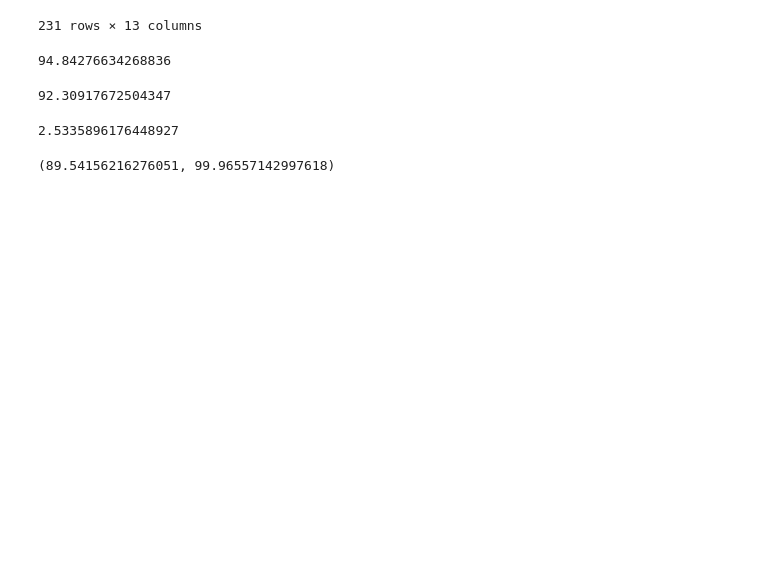
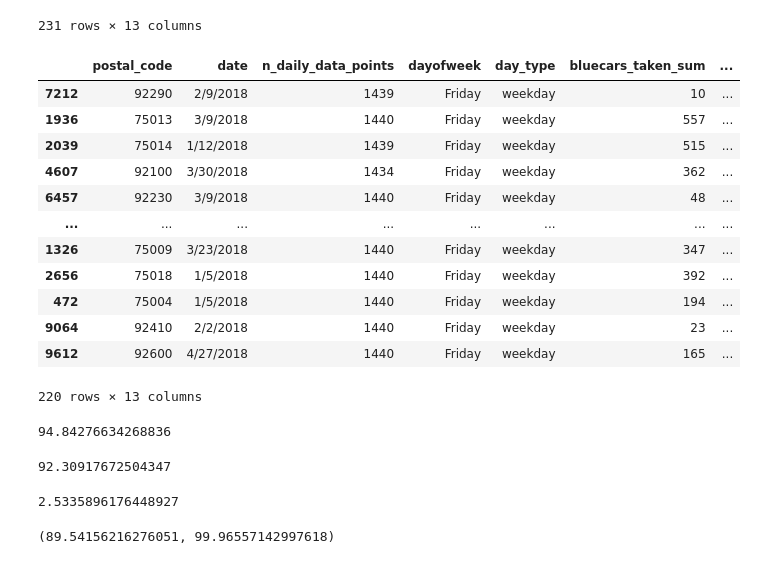
Before and after one commit to BrianChegeGichau/hypothesistesting, a Jupyter notebook: Autolib_ElectricCar_Sharing.ipynb, the cells around one changed output. Drawn from its saved outputs; the diff is of its cells as text; code cells hidden in the pictures; blank space fills up the shorter version.

```diff
--- a/Autolib_ElectricCar_Sharing.ipynb
+++ b/Autolib_ElectricCar_Sharing.ipynb
@@ -236,3 +236,6 @@ mondays=weekday[weekday['dayofweek']=='Monday']
 mondays.shape
 # %% [output]
 (2313, 13)
+# %%
+fridays=weekday[weekday['dayofweek']=='Friday']
+fridays.shape
@@ -243,3 +248,8 @@ monday_sample=int(0.1*monday_population_size)
 print("The sample size is: ", monday_sample)
 # %% [output]
 The sample size is:  231
+# %%
+#Finding out the sample size we are going to be using for the analysis for
+friday_population_size=fridays.shape[0]
+friday_sample=int(0.1*friday_population_size)
+print("The sample size is: ", friday_sample)
@@ -263,6 +275,26 @@ monday_sample_data
 | 4907 | 92120 | 3/19/2018 | 1440 | Monday | weekday | 64 | ... |
 | 15743 | 95100 | 5/21/2018 | 1440 | Monday | weekday | 23 | ... |
 231 rows × 13 columns
+# %%
+#Here we are picking the sample that we are going to work with in our analysis.
+#To ensure that the sample selected remains the same I used the numpy random seed.
+np.random.seed(500)
+friday_sample_data=fridays.sample(n=friday_sample, replace='False')
+friday_sample_data
+# %% [output]
+|  | postal_code | date | n_daily_data_points | dayofweek | day_type | bluecars_taken_sum | ... |
+| 7212 | 92290 | 2/9/2018 | 1439 | Friday | weekday | 10 | ... |
+| 1936 | 75013 | 3/9/2018 | 1440 | Friday | weekday | 557 | ... |
+| 2039 | 75014 | 1/12/2018 | 1439 | Friday | weekday | 515 | ... |
+| 4607 | 92100 | 3/30/2018 | 1434 | Friday | weekday | 362 | ... |
+| 6457 | 92230 | 3/9/2018 | 1440 | Friday | weekday | 48 | ... |
+| ... | ... | ... | ... | ... | ... | ... | ... |
+| 1326 | 75009 | 3/23/2018 | 1440 | Friday | weekday | 347 | ... |
+| 2656 | 75018 | 1/5/2018 | 1440 | Friday | weekday | 392 | ... |
+| 472 | 75004 | 1/5/2018 | 1440 | Friday | weekday | 194 | ... |
+| 9064 | 92410 | 2/2/2018 | 1440 | Friday | weekday | 23 | ... |
+| 9612 | 92600 | 4/27/2018 | 1440 | Friday | weekday | 165 | ... |
+220 rows × 13 columns
 # %%
 #Finding out the point estimate of our population.
 point_estimate_population=stats.norm.rvs(loc=mondays['bluecars_taken_sum'].mean(), scale=1)
```
Also changed, not shown: parts of 7 cells of this notebook.
